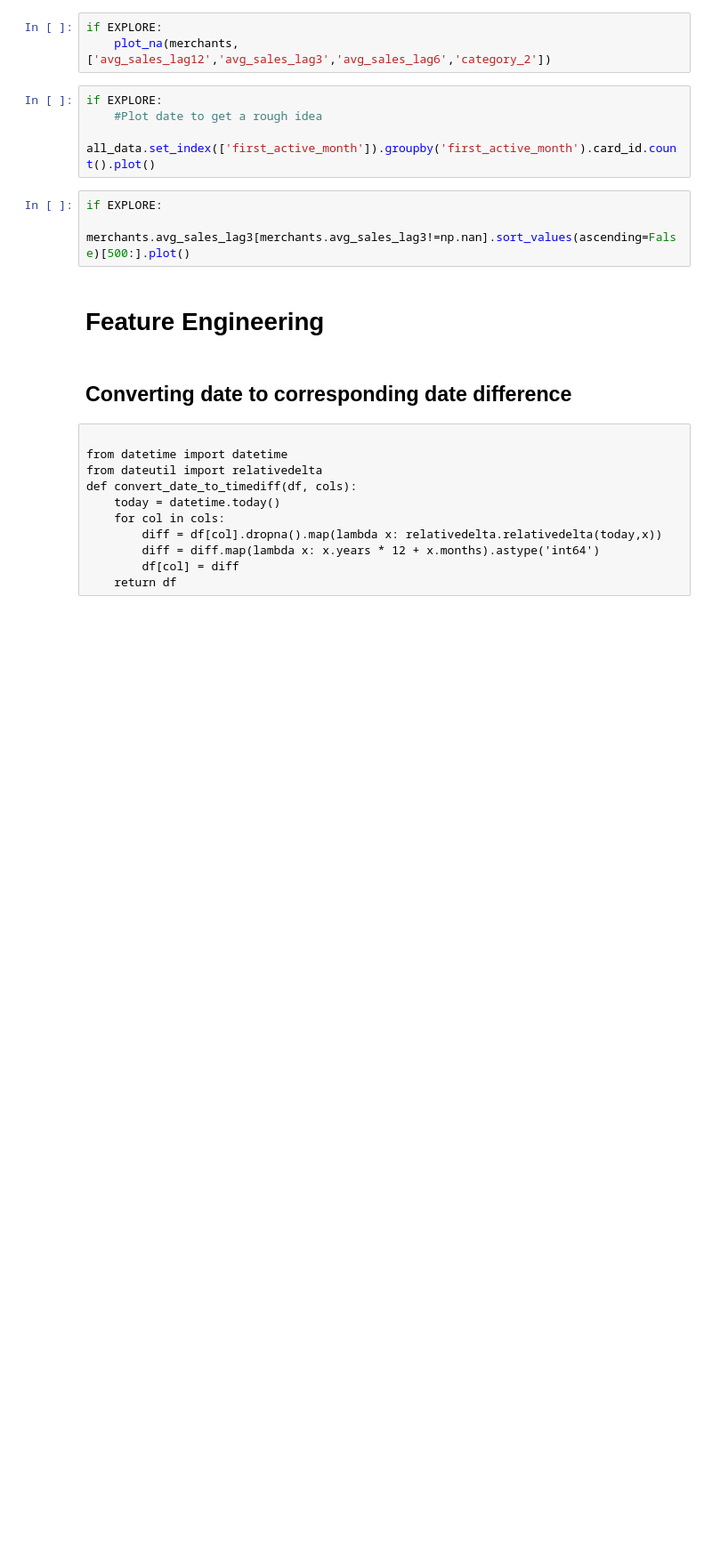
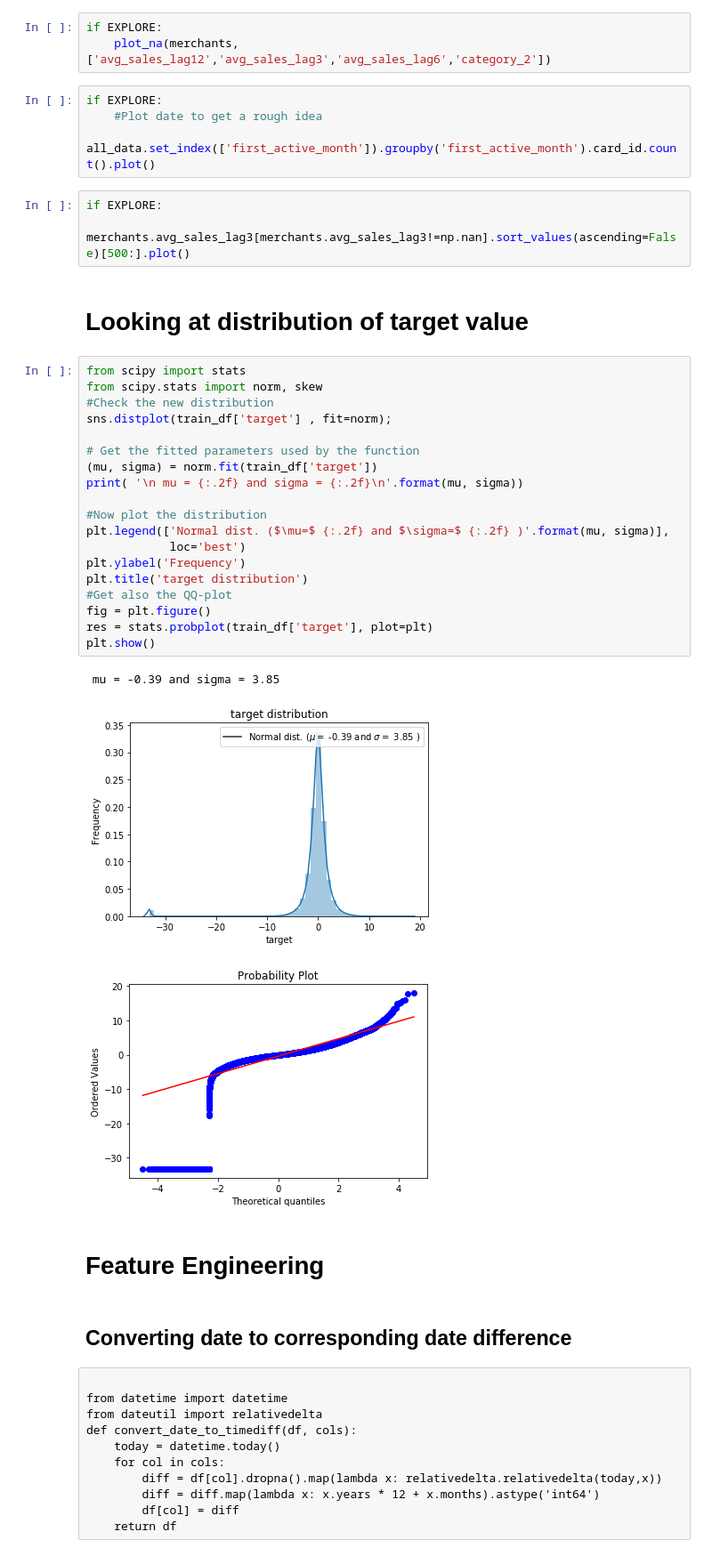
Before and after one commit to pengnam/kaggle-elomerchant, a Jupyter notebook: submissions/EloMerchant.ipynb, the cells around one changed output. Shown at 89% size. Saved outputs shown, nothing was run; the diff lists cells and outputs as text; blank space fills up the shorter version.

Commit message:
Add probability plot of target value

```diff
--- a/submissions/EloMerchant.ipynb
+++ b/submissions/EloMerchant.ipynb
@@ -228,6 +228,31 @@ if EXPLORE:
 # %%
 if EXPLORE:
     merchants.avg_sales_lag3[merchants.avg_sales_lag3!=np.nan].sort_values(ascending=False)[500:].plot()
+# %% [markdown]
+# Looking at distribution of target value
+# %%
+from scipy import stats
+from scipy.stats import norm, skew
+#Check the new distribution
+sns.distplot(train_df['target'] , fit=norm);
+
+# Get the fitted parameters used by the function
+(mu, sigma) = norm.fit(train_df['target'])
+print( '\n mu = {:.2f} and sigma = {:.2f}\n'.format(mu, sigma))
+
+#Now plot the distribution
+plt.legend(['Normal dist. ($\mu=$ {:.2f} and $\sigma=$ {:.2f} )'.format(mu, sigma)],
+            loc='best')
+plt.ylabel('Frequency')
+plt.title('target distribution')
+#Get also the QQ-plot
+fig = plt.figure()
+res = stats.probplot(train_df['target'], plot=plt)
+plt.show()
+# %% [output]
+ mu = -0.39 and sigma = 3.85
+[figure, added]
+[figure, added]
 # %% [markdown]
 # Feature Engineering
 # %% [markdown]
```
Also changed, not shown: parts of 25 cells of this notebook, 1 other file.
